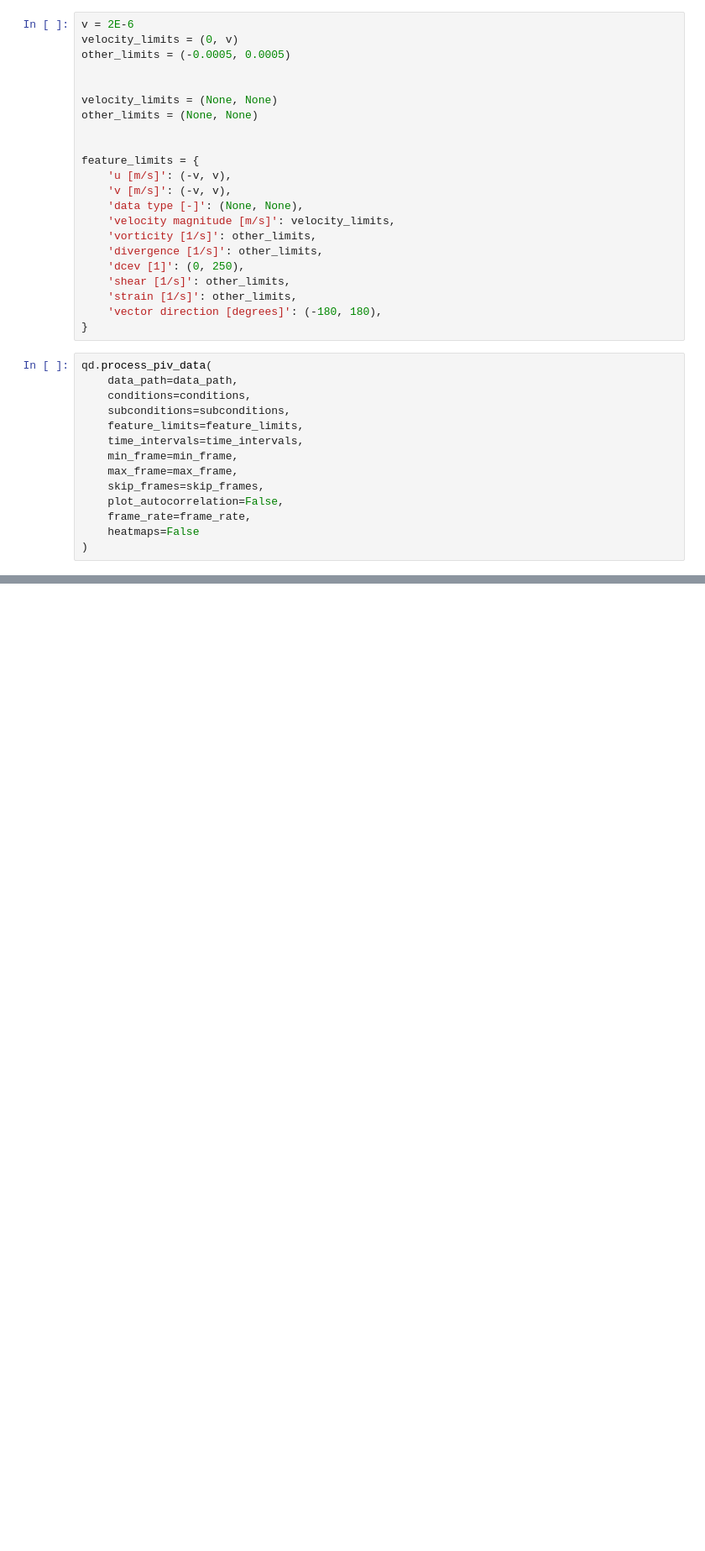
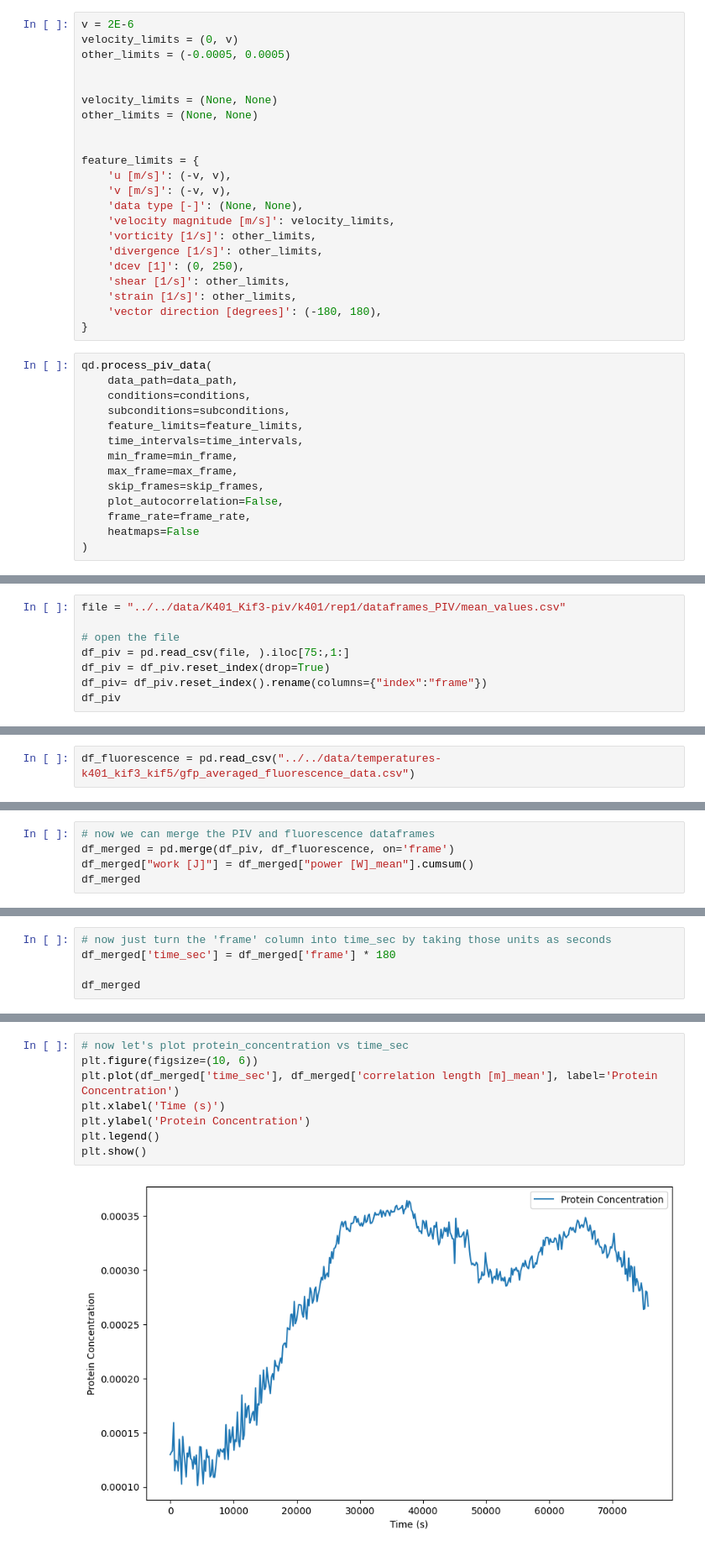
Before and after one commit to dalarios/activedrops, a Jupyter notebook: code/exploratory/k401_vs_kif3.ipynb, the cells around one changed output, grey strips where cells are left out. Shown: that part at 84% size. Drawn from its saved outputs; the diff is of its cells as text; blank space fills up the shorter version.

```diff
--- a/code/exploratory/k401_vs_kif3.ipynb
+++ b/code/exploratory/k401_vs_kif3.ipynb
@@ -95,0 +102,8 @@ qd.plot_PIV_features(data_path, conditions, subconditions, features_pca, time_in
+# %%
+file = "../../data/K401_Kif3-piv/k401/rep1/dataframes_PIV/mean_values.csv"
+
+# open the file
+df_piv = pd.read_csv(file, ).iloc[75:,1:]
+df_piv = df_piv.reset_index(drop=True)
+df_piv= df_piv.reset_index().rename(columns={"index":"frame"})
+df_piv
@@ -95,0 +212,2 @@ qd.plot_PIV_features(data_path, conditions, subconditions, features_pca, time_in
+# %%
+df_fluorescence = pd.read_csv("../../data/temperatures-k401_kif3_kif5/gfp_averaged_fluorescence_data.csv")
@@ -95,0 +246,5 @@ qd.plot_PIV_features(data_path, conditions, subconditions, features_pca, time_in
+# %%
+# now we can merge the PIV and fluorescence dataframes
+df_merged = pd.merge(df_piv, df_fluorescence, on='frame')
+df_merged["work [J]"] = df_merged["power [W]_mean"].cumsum()
+df_merged
@@ -95,0 +265,5 @@ qd.plot_PIV_features(data_path, conditions, subconditions, features_pca, time_in
+# %%
+# now just turn the 'frame' column into time_sec by taking those units as seconds
+df_merged['time_sec'] = df_merged['frame'] * 180
+
+df_merged
@@ -95,0 +284,10 @@ qd.plot_PIV_features(data_path, conditions, subconditions, features_pca, time_in
+# %%
+# now let's plot protein_concentration vs time_sec
+plt.figure(figsize=(10, 6))
+plt.plot(df_merged['time_sec'], df_merged['correlation length [m]_mean'], label='Protein Concentration')
+plt.xlabel('Time (s)')
+plt.ylabel('Protein Concentration')
+plt.legend()
+plt.show()
+# %% [output]
+[figure, added]
```
Also changed, not shown: parts of 28 cells of this notebook, 13 other files.
